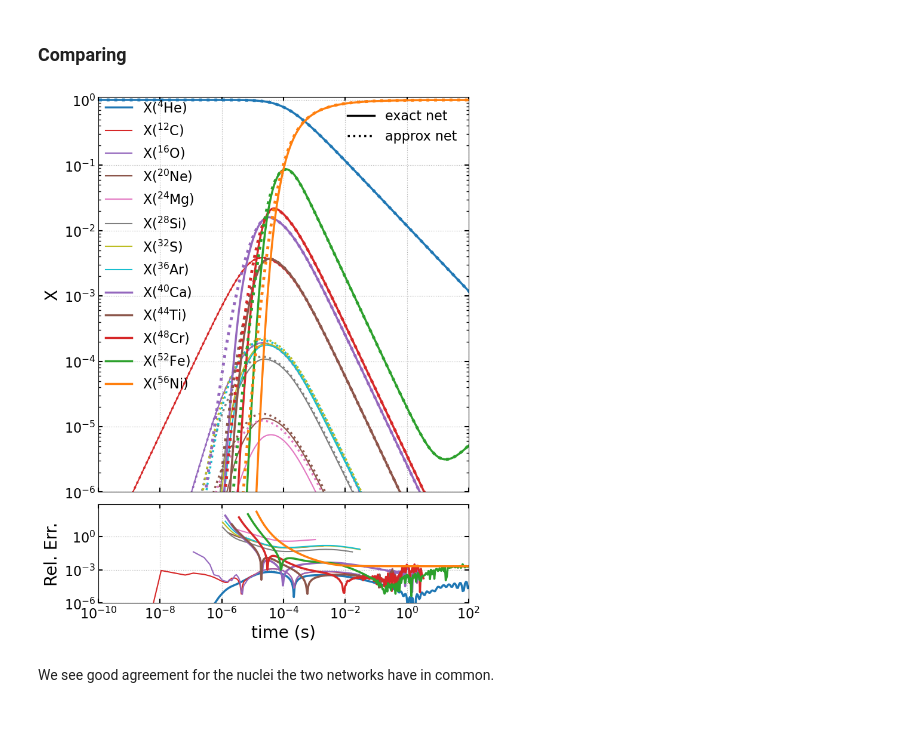
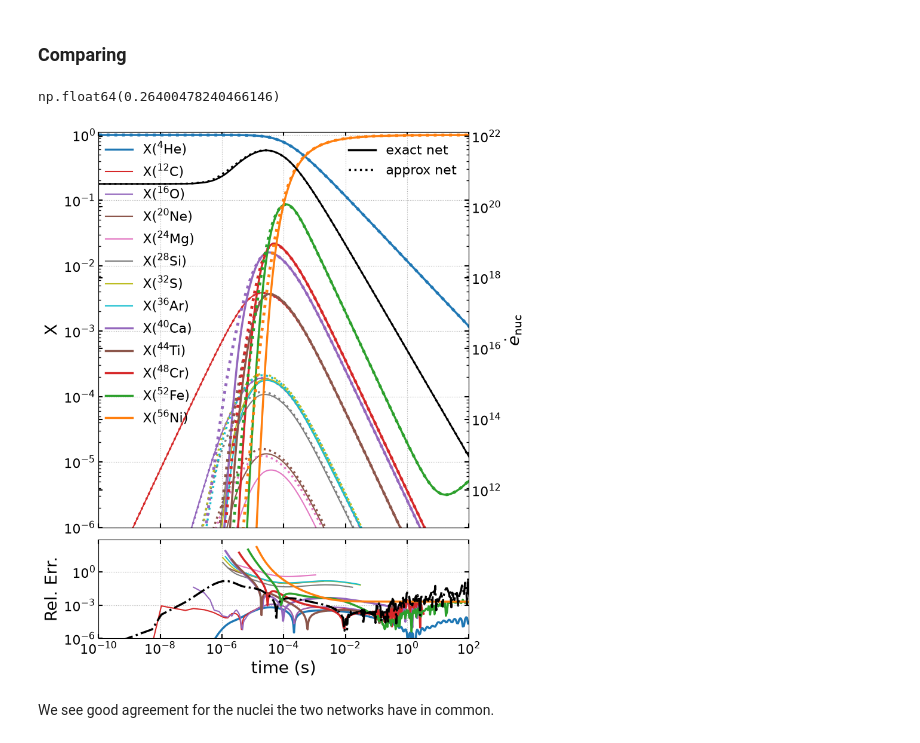
Before and after one commit to pynucastro/pynucastro3.0-paper-notebooks, a Jupyter notebook: approximate_rates/aprox13.ipynb, the cells around one changed output. Drawn from its saved outputs; the diff is of its cells as text; code cells hidden in the pictures.

Commit message:
update aprox13 plot to show enuc too

```diff
--- a/approximate_rates/aprox13.ipynb
+++ b/approximate_rates/aprox13.ipynb
@@ -227,11 +227,32 @@ n_nuc = len(net_sol.unique_nuclei)
 cmap = plt.get_cmap("turbo")
 colors = cmap(np.linspace(0, 1, n_nuc))
 nuc_colors = {nuc: colors[i % len(colors)] for i, nuc in enumerate(net_sol.unique_nuclei)}
+# %%
+np.max(np.abs(enuc_full-enuc_approx)/np.abs(enuc_full))
+# %% [output]
+np.float64(0.26400478240466146)
 # %%
 fig, (ax, ax_err) = plt.subplots(2, 1, figsize=(8, 11), sharex=True,
-                                 gridspec_kw={"height_ratios": [4, 1], "hspace": 0.05})
+                                          gridspec_kw={"height_ratios": [4, 1], "hspace": 0.05})
 
 # Top Panel
+
+# Compute energy release for the full network
+enuc_full = []
+for n in range(sol_full.y.shape[-1]):
+    Y = sol_full.y[:, n]
+    dYdt = fn.rhs(sol_full.t[n], Y, rho, T)
+    enuc_full.append(fn.energy_release(dYdt))
+enuc_full = np.array(enuc_full)
+
+# Compute energy release for the approx network
+enuc_approx = []
+for n in range(sol_full.y.shape[-1]):
+    Y = approx_net_sol.Y_at(sol_full.t[n])
+    dYdt = ap.rhs(sol_full.t[n], Y, rho, T)
+    enuc_approx.append(ap.energy_release(dYdt))
+enuc_approx = np.array(enuc_approx)
+
 c = 3
 for i in range(ap.nnuc):
     if (nm := ap.names[i].capitalize()) in main_nuclei:
@@ -253,10 +274,23 @@ ax.set_xlim(1.e-10, 1.e2)
 ax.set_ylabel("X")
 ax.grid(ls=":")
 
+# add twinx ax for plotting enuc
+ax_enuc = ax.twinx()
+
+ax_enuc.loglog(sol_full.t, enuc_full,
+             color="k", linestyle="-", lw=2,
+             label=r"$\dot{e}_{\rm nuc}$ exact")
+
+ax_enuc.loglog(sol_full.t, enuc_approx,
+             color="k", linestyle=":", lw=2.5,
+             label=r"$\dot{e}_{\rm nuc}$ approx")
+
+ax_enuc.set_ylabel(r"$\dot{e}_{\rm nuc}$")
+
 # Add species legend
 handles, labels = ax.get_legend_handles_labels()
 fig.legend(handles, labels, loc="center left",
-           bbox_to_anchor=(0.115, 0.655), ncol=1, frameon=False)
+           bbox_to_anchor=(0.115, 0.65), ncol=1, frameon=False)
 
 # Add line legend
 style_legend = [
@@ -271,35 +305,42 @@ c = 3
 for i, nuc in enumerate(approx_net_sol.unique_nuclei):
     if (nm := ap.names[i].capitalize()) in main_nuclei:
         color = main_nuclei[nm]
         lw = 2.5
     else:
         color = f"C{c}"
         lw = 1.5
         c += 1
     idx = net_sol.unique_nuclei.index(nuc)
     X_ref = net_sol.X[idx, :]
     X_approx = approx_net_sol.X_at(net_sol.t)[i, :]
 
     # Only compute error for X greater than absolute tolerance of the integrator
     invalid = X_ref < X_FLOOR
     rel_err = np.abs(X_approx - X_ref) / X_ref
     rel_err[invalid] = np.nan
 
     ax_err.loglog(net_sol.t, rel_err,
               label=rf"X$({nuc.pretty})$",
               linestyle="-", color=color, linewidth=lw)
 
+# Add an additional line for enuc
+enuc_rel_err = np.abs(enuc_full - enuc_approx) / np.abs(enuc_full)
+ax_err.loglog(net_sol.t, enuc_rel_err, label=r"$\dot{e}_{\mathrm{nuc}}$",
+              linestyle="-.", color="k", linewidth=2.5)
+
 ax_err.set_xlabel("time (s)")
 ax_err.set_ylabel("Rel. Err.")
 ax_err.grid(ls=":")
 ax_err.set_ylim(ymin=1e-6)
-for a in (ax, ax_err):
+ax_err.set_yticks([1e-6, 1e-3, 1e0])
+
+for a in (ax_enuc, ax, ax_err):
     a.minorticks_on()
     a.tick_params(top=True, bottom=True,
                   left=True, right=True,
                   direction="in", which="both")
 # %% [output]
-[figure, old version]
+[figure, new version]
 # %% [markdown]
 We see good agreement for the nuclei the two networks have in common.
 # %%
```
Also changed, not shown: parts of 4 cells of this notebook.
